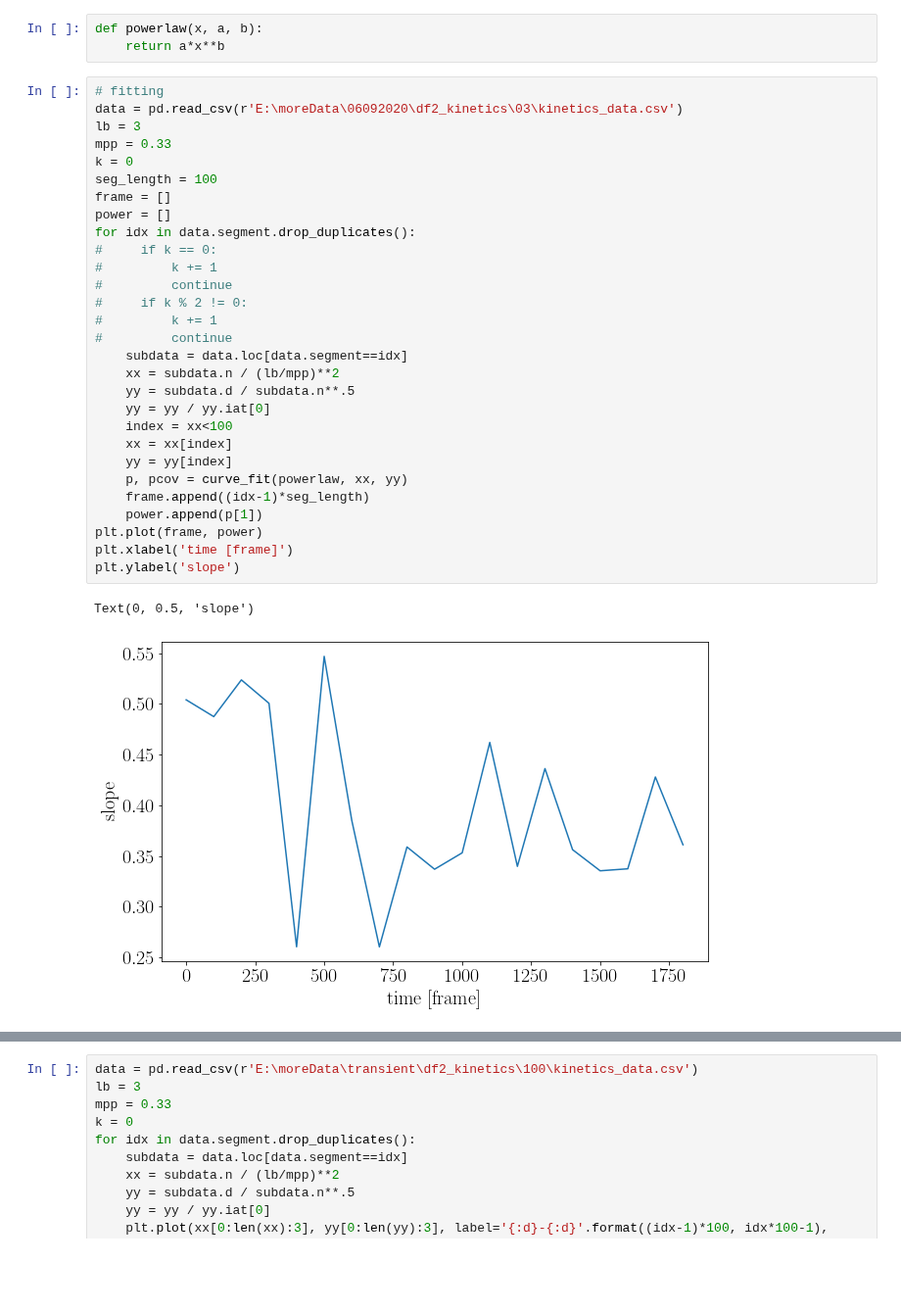
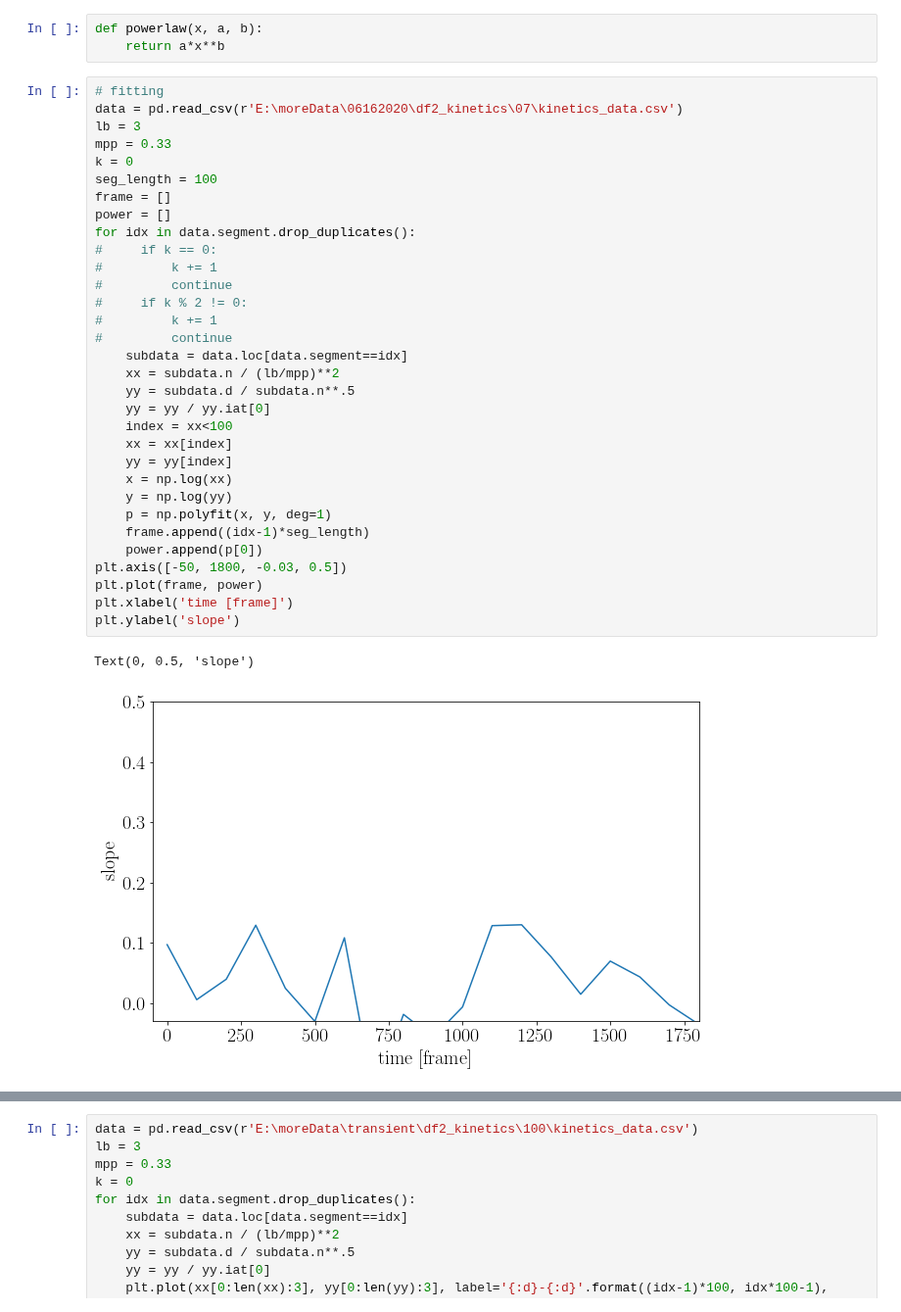
Before and after one commit to ZLoverty/Python, a Jupyter notebook: Correlation/src/fig-2_GNF.ipynb, the cells around one changed output, grey strips where cells are left out. Shown at 98% size. Saved outputs shown, nothing was run; the diff lists cells and outputs as text; blank space fills up the shorter version.

```diff
--- a/Correlation/src/fig-2_GNF.ipynb
+++ b/Correlation/src/fig-2_GNF.ipynb
@@ -507,35 +505,38 @@ def powerlaw(x, a, b):
     return a*x**b
 # %%
 # fitting
-data = pd.read_csv(r'E:\moreData\06092020\df2_kinetics\03\kinetics_data.csv')
+data = pd.read_csv(r'E:\moreData\06162020\df2_kinetics\07\kinetics_data.csv')
 lb = 3
 mpp = 0.33
 k = 0
 seg_length = 100
 frame = []
 power = []
 for idx in data.segment.drop_duplicates():
 #     if k == 0:
 #         k += 1
 #         continue
 #     if k % 2 != 0:
 #         k += 1
 #         continue
     subdata = data.loc[data.segment==idx]
     xx = subdata.n / (lb/mpp)**2
     yy = subdata.d / subdata.n**.5
     yy = yy / yy.iat[0]
     index = xx<100
     xx = xx[index]
     yy = yy[index]
-    p, pcov = curve_fit(powerlaw, xx, yy)
+    x = np.log(xx)
+    y = np.log(yy)
+    p = np.polyfit(x, y, deg=1)
     frame.append((idx-1)*seg_length)
-    power.append(p[1])
+    power.append(p[0])
+plt.axis([-50, 1800, -0.03, 0.5])
 plt.plot(frame, power)
 plt.xlabel('time [frame]')
 plt.ylabel('slope')
 # %% [output]
 Text(0, 0.5, 'slope')
-[figure, old version]
+[figure, new version]
 # %%
 # 06092020 data
```
Also changed, not shown: parts of 4 cells of this notebook.
